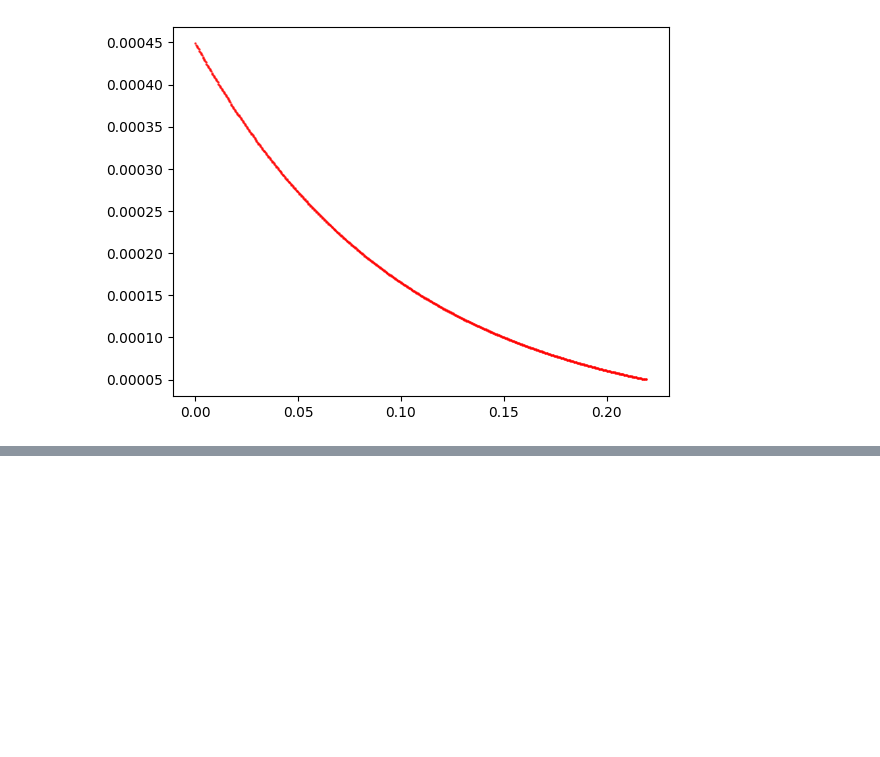
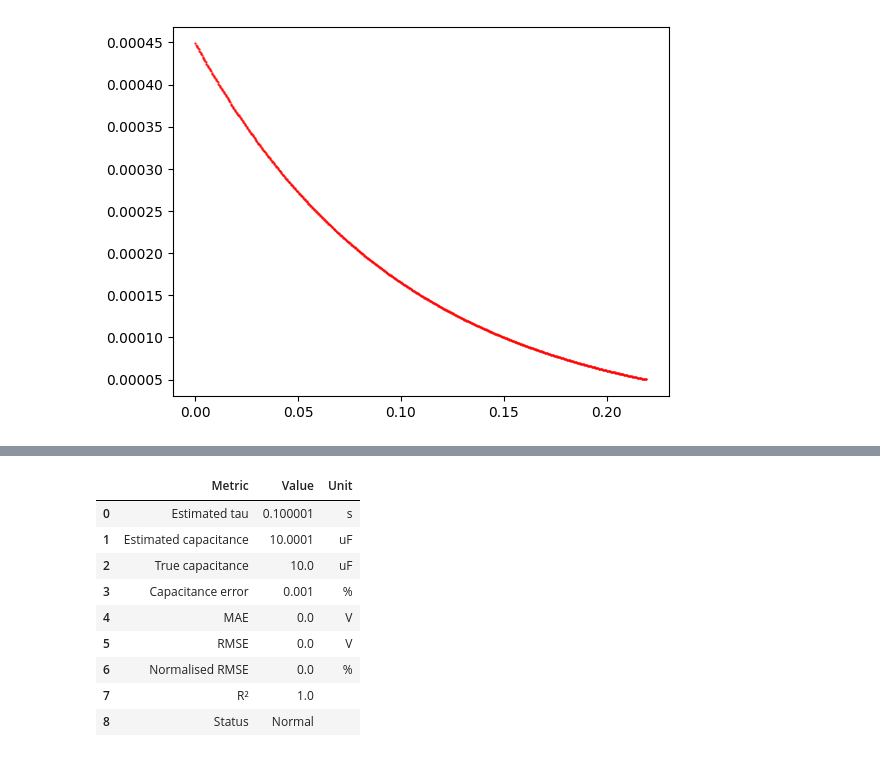
Before and after one commit to Basil1361/Discharge-Capacitance, a Jupyter notebook: Editor.ipynb, the cells around one changed output, grey strips where cells are left out. Saved outputs shown, nothing was run; the diff lists cells and outputs as text; code cells hidden in the pictures; blank space fills up the shorter version.

```diff
--- a/Editor.ipynb
+++ b/Editor.ipynb
@@ -192,0 +348,49 @@ ax.scatter(time,-current_values, s = 0.5, alpha = 0.75, c = 'red')
+# %%
+summary = pd.DataFrame({
+    "Metric": [
+        "Estimated tau",
+        "Estimated capacitance",
+        "True capacitance",
+        "Capacitance error",
+        "MAE",
+        "RMSE",
+        "Normalised RMSE",
+        "R²",
+        "Status"
+    ],
+    "Value": [
+        tau_est,
+        C_est * 1e6,
+        C_true * 1e6,
+        C_error_pct,
+        mae,
+        rmse,
+        nrmse,
+        r2,
+        status
+    ],
+    "Unit": [
+        "s",
+        "uF",
+        "uF",
+        "%",
+        "V",
+        "V",
+        "%",
+        "",
+        ""
+    ]
+})
+
+summary
+# %% [output]
+|  | Metric | Value | Unit |
+| 0 | Estimated tau | 0.100001 | s |
+| 1 | Estimated capacitance | 10.0001 | uF |
+| 2 | True capacitance | 10.0 | uF |
+| 3 | Capacitance error | 0.001 | % |
+| 4 | MAE | 0.0 | V |
+| 5 | RMSE | 0.0 | V |
+| 6 | Normalised RMSE | 0.0 | % |
+| 7 | R² | 1.0 |  |
+| 8 | Status | Normal |  |
```
Also changed, not shown: parts of 5 cells of this notebook.
